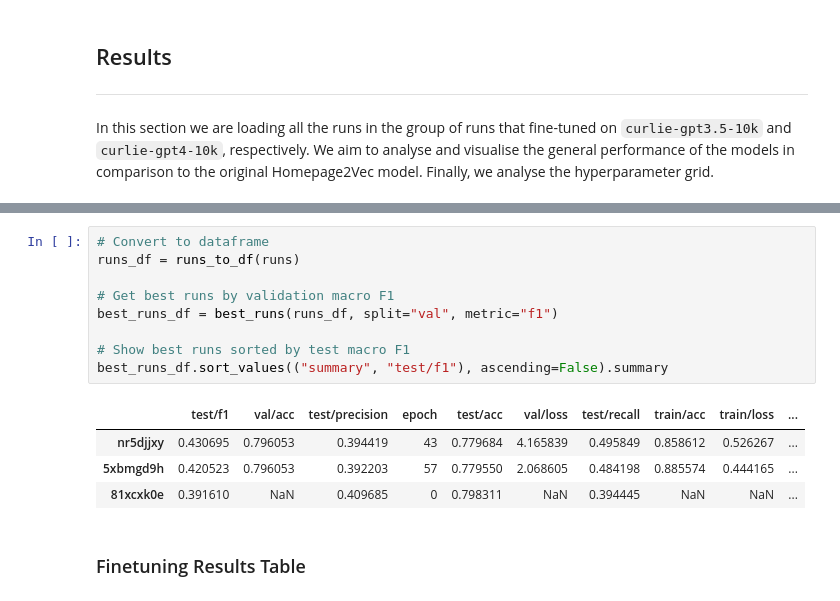
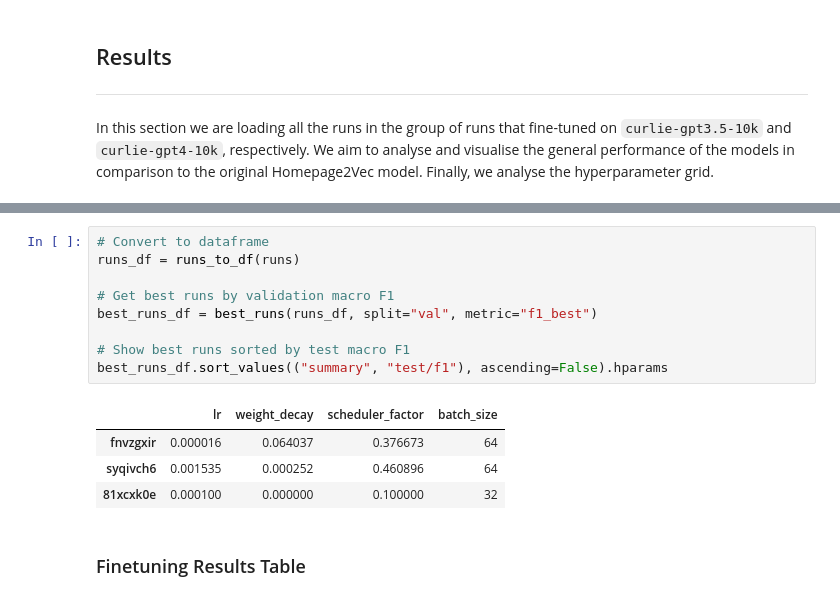
Before and after one commit to CS-433/ml-project-2-mlp, a Jupyter notebook: notebooks/analysis.ipynb, the cells around one changed output, grey strips where cells are left out. Drawn from its saved outputs; the diff is of its cells as text.

```diff
--- a/notebooks/analysis.ipynb
+++ b/notebooks/analysis.ipynb
@@ -265,17 +265,17 @@ print(f"✅ Loaded {len(runs)} runs from W&B ({WANDB_ENTITY}/{WANDB_PROJECT} - {
 # %%
 # Convert to dataframe
 runs_df = runs_to_df(runs)
 
 # Get best runs by validation macro F1
-best_runs_df = best_runs(runs_df, split="val", metric="f1")
+best_runs_df = best_runs(runs_df, split="val", metric="f1_best")
 
 # Show best runs sorted by test macro F1
-best_runs_df.sort_values(("summary", "test/f1"), ascending=False).summary
+best_runs_df.sort_values(("summary", "test/f1"), ascending=False).hparams
 # %% [output]
-|  | test/f1 | val/acc | test/precision | epoch | test/acc | val/loss | test/recall | train/acc | train/loss | ... |
-| nr5djjxy | 0.430695 | 0.796053 | 0.394419 | 43 | 0.779684 | 4.165839 | 0.495849 | 0.858612 | 0.526267 | ... |
-| 5xbmgd9h | 0.420523 | 0.796053 | 0.392203 | 57 | 0.779550 | 2.068605 | 0.484198 | 0.885574 | 0.444165 | ... |
-| 81xcxk0e | 0.391610 | NaN | 0.409685 | 0 | 0.798311 | NaN | 0.394445 | NaN | NaN | ... |
+|  | lr | weight_decay | scheduler_factor | batch_size |
+| fnvzgxir | 0.000016 | 0.064037 | 0.376673 | 64 |
+| syqivch6 | 0.001535 | 0.000252 | 0.460896 | 64 |
+| 81xcxk0e | 0.000100 | 0.000000 | 0.100000 | 32 |
 # %% [markdown]
 ### Finetuning Results Table
 # %%
```
Also changed, not shown: parts of 5 cells of this notebook, 7 other files.
